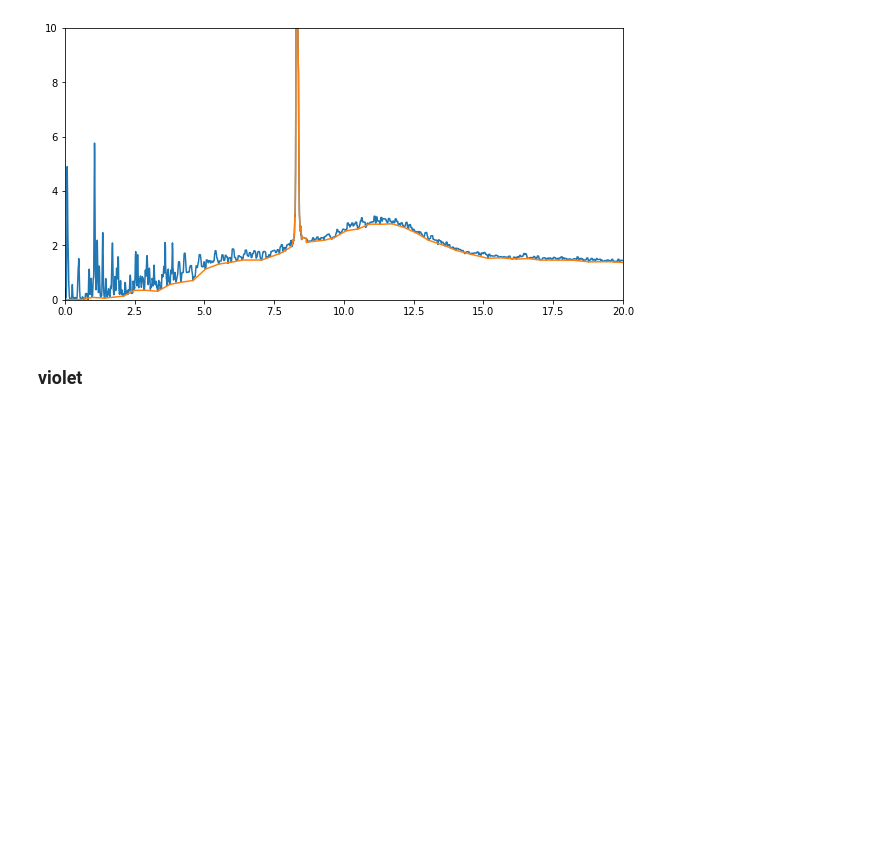
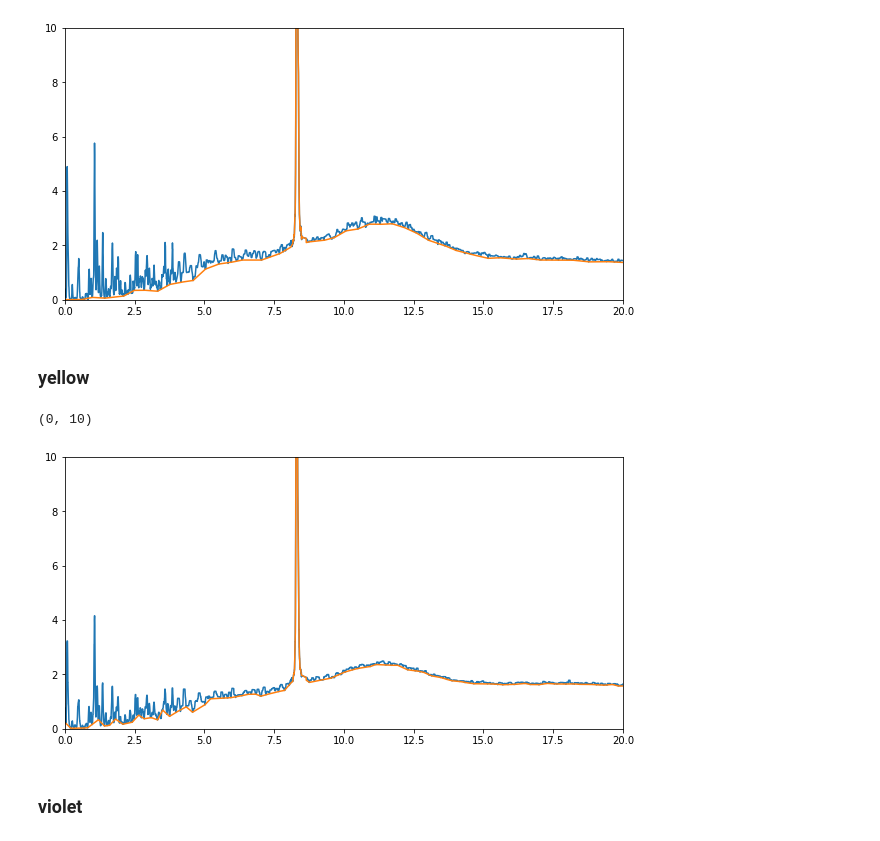
Before and after one commit to Almaz93/neutrino, a Jupyter notebook: double_beta_decay/Almaz's work/calculation/decomposition-Copy3.ipynb, the cells around one changed output. Saved outputs shown, nothing was run; the diff lists cells and outputs as text; code cells hidden in the pictures; blank space fills up the shorter version.

```diff
--- a/double_beta_decay/Almaz's work/calculation/decomposition-Copy3.ipynb
+++ b/double_beta_decay/Almaz's work/calculation/decomposition-Copy3.ipynb
@@ -132,6 +132,26 @@ plt.ylim(0,10)
 # %% [output]
 (0, 10)
 [figure]
+# %% [markdown]
+### yellow
+# %%
+yellow_0_4 = pd.read_csv('../B(GT) peaks processing/recognition/yellow/0-4.csv',
+                      sep=';', decimal=',', names=['x','y'], header=None)
+yellowIAS = pd.read_csv('../B(GT) peaks processing/recognition/yellow/IAS.csv',
+                      sep=';', decimal=',', names=['x','y'], header=None)
+yellow_4_28 = pd.read_csv('../B(GT) peaks processing/recognition/yellow/4-28.csv',
+                      sep=';', decimal=',', names=['x','y'], header=None)
+
+yellow_full, yellow_smothed = prepare_data(data_to_fit_x, yellow_0_4, yellowIAS, yellow_4_28)
+
+plt.figure(figsize=(10,5))
+plt.plot(yellow_full['x'].values, yellow_full['y'].values)
+plt.plot(data_to_fit_x, yellow_smothed)
+plt.xlim(0,20)
+plt.ylim(0,10)
+# %% [output]
+(0, 10)
+[figure, added]
 # %% [markdown]
 ### violet
 # %%
```
Also changed, not shown: parts of 16 cells of this notebook, 3 other files.
